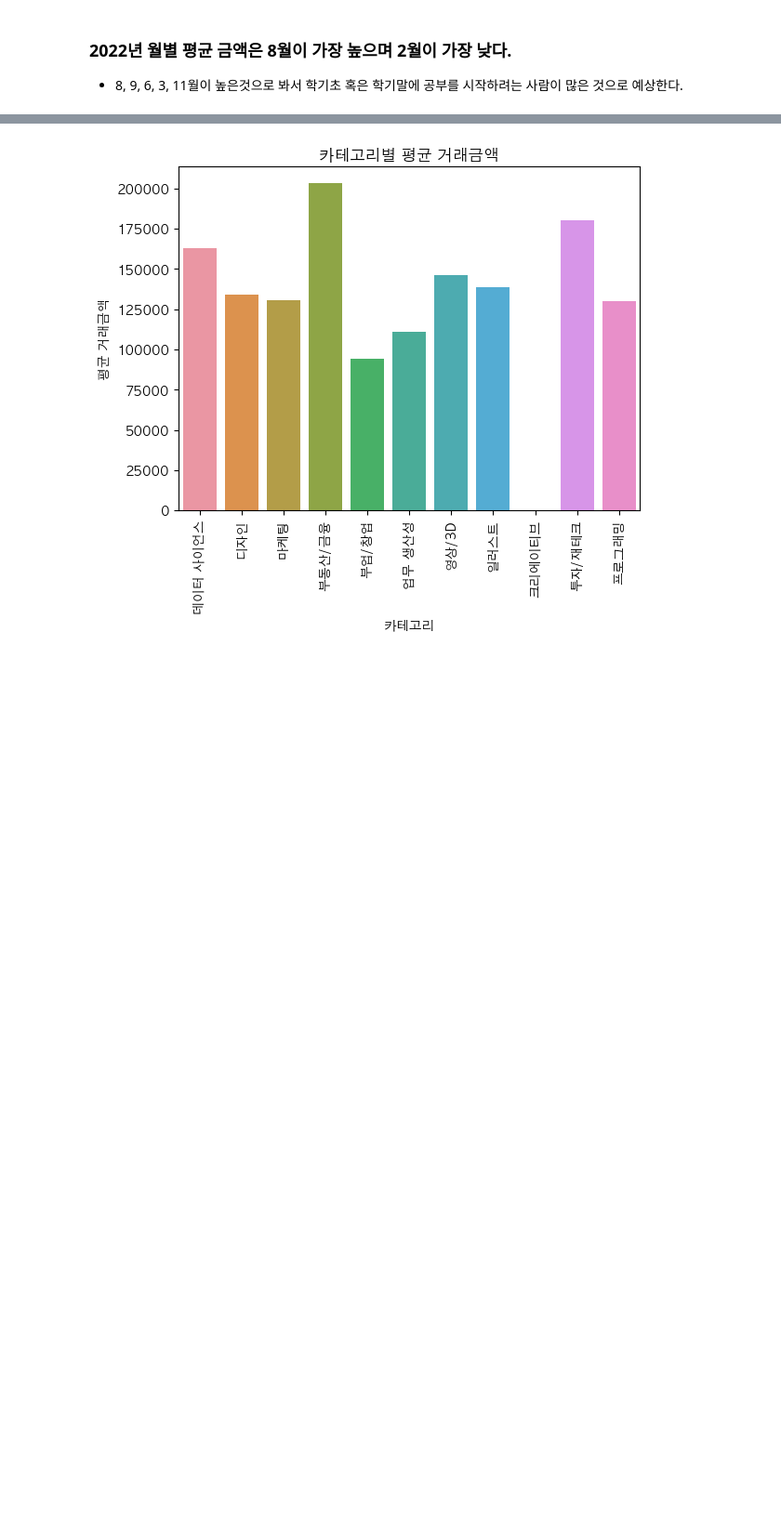
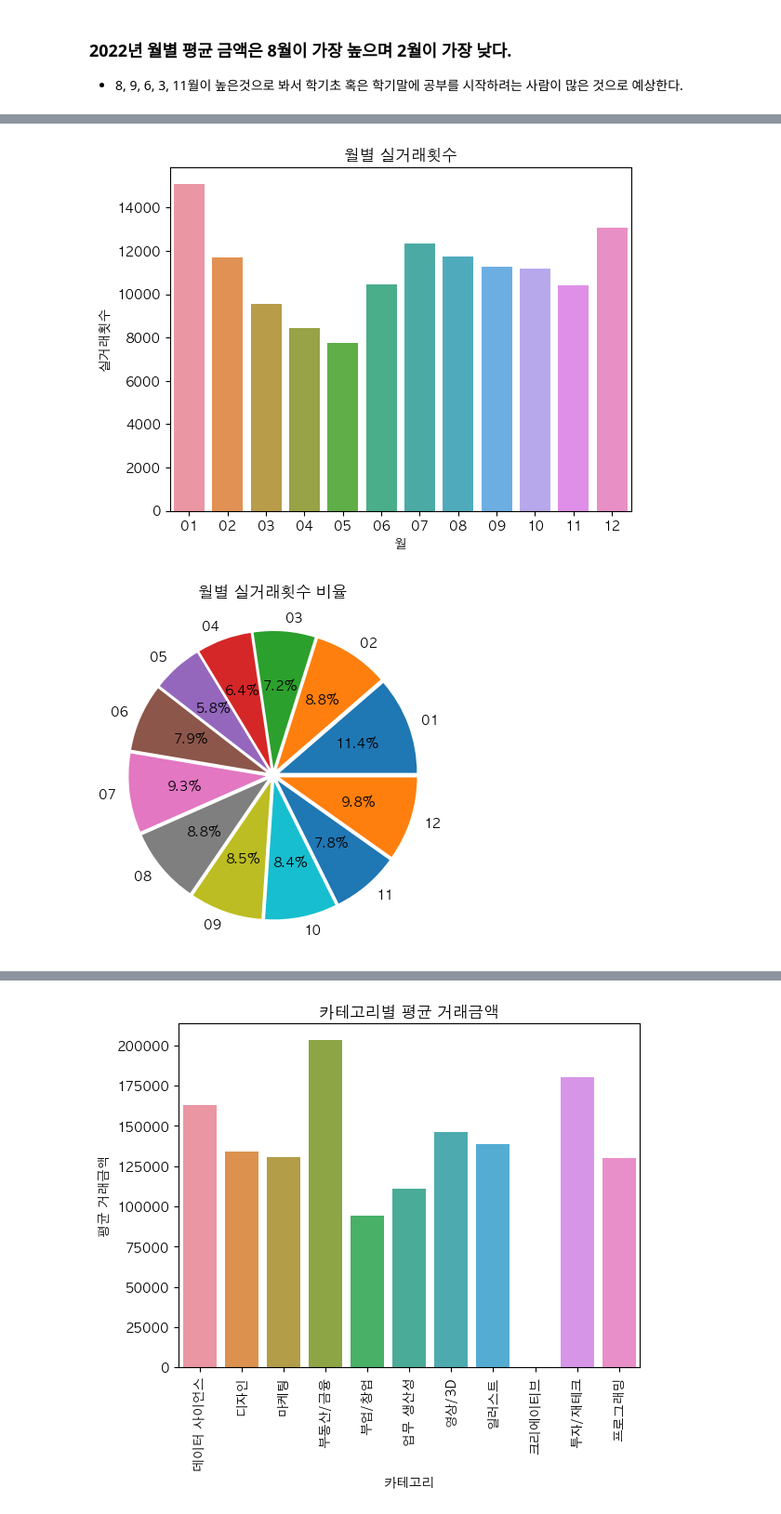
Before and after one commit to hogooba/minpj, a Jupyter notebook: pj.ipynb, the cells around one changed output, grey strips where cells are left out. Shown at 93% size. Drawn from its saved outputs; the diff is of its cells as text; code cells hidden in the pictures; blank space fills up the shorter version.

```diff
--- a/pj.ipynb
+++ b/pj.ipynb
@@ -147,0 +197,29 @@ plt.show()
+# %%
+# 월별 실거래 건수 비교
+
+mc_price = pd.DataFrame(eda_pj['실거래금액'])
+mc_price['월'] = month
+mc_price = mc_price[mc_price['실거래금액'] > 0] # 실거래금액이 0 초과인 데이터만 필터링
+# 월별로 실거래금액의 row갯수를 count해서 Dataframe 생성
+m_price_c = mc_price.groupby(['월'])['실거래금액'].count().reset_index(name='카운트')
+
+# 월별 실거래횟수를 bar그래프로 시각화
+sns.barplot(data=m_price_c, x='월', y='카운트')
+plt.title("월별 실거래횟수")
+plt.xlabel("월")
+plt.ylabel("실거래횟수")
+
+plt.show()
+
+# 월별 실거래횟수를 pie그래프로 시각화
+value = m_price_c['카운트']
+label = m_price_c['월']
+explode = [0.05] * 12
+
+plt.title("월별 실거래횟수 비율")
+plt.pie(value, labels=label, explode=explode, autopct='%.1f%%')
+
+plt.show()
+# %% [output]
+[figure, added]
+[figure, added]
```
Also changed, not shown: parts of 14 cells of this notebook.
